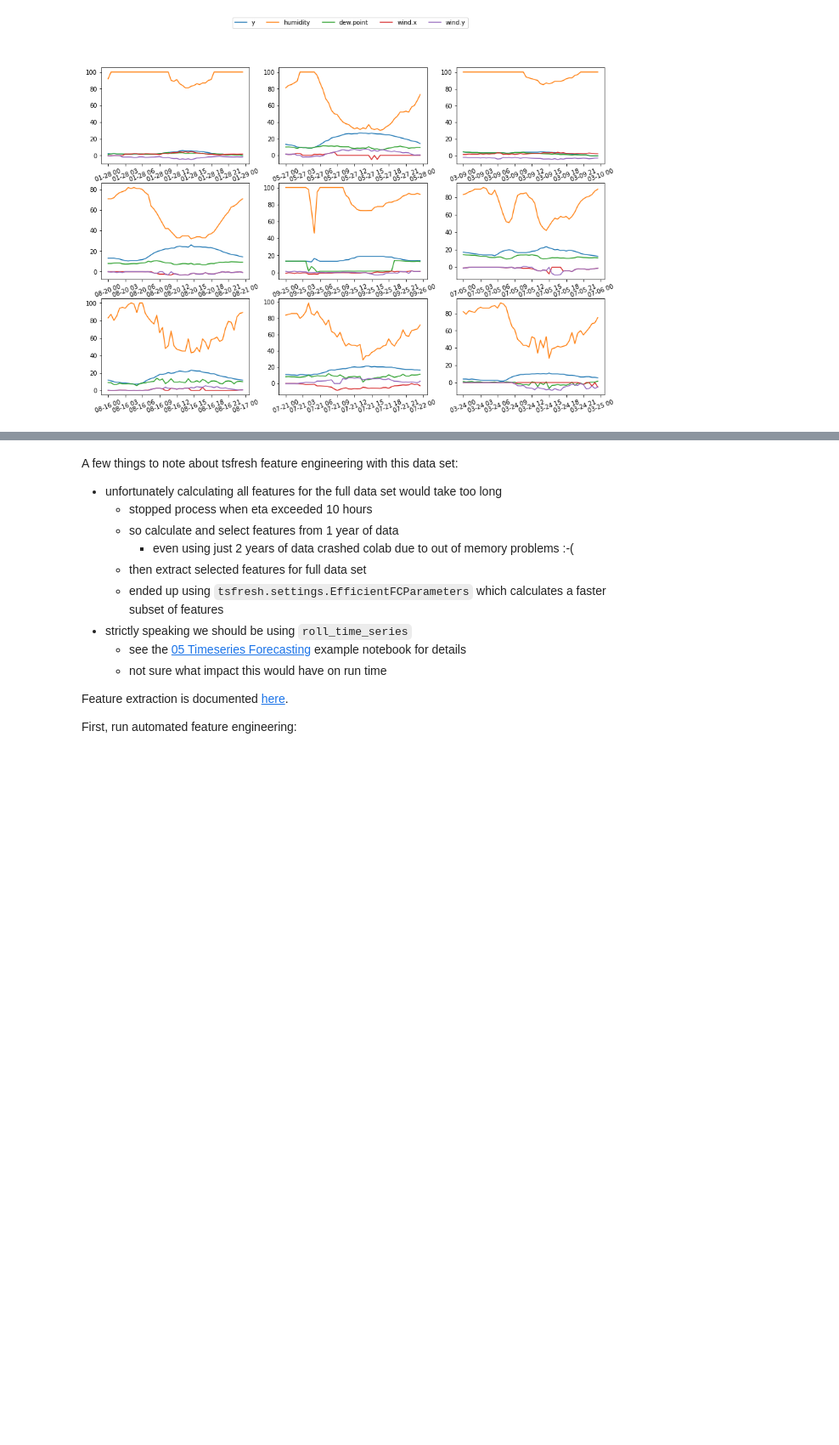
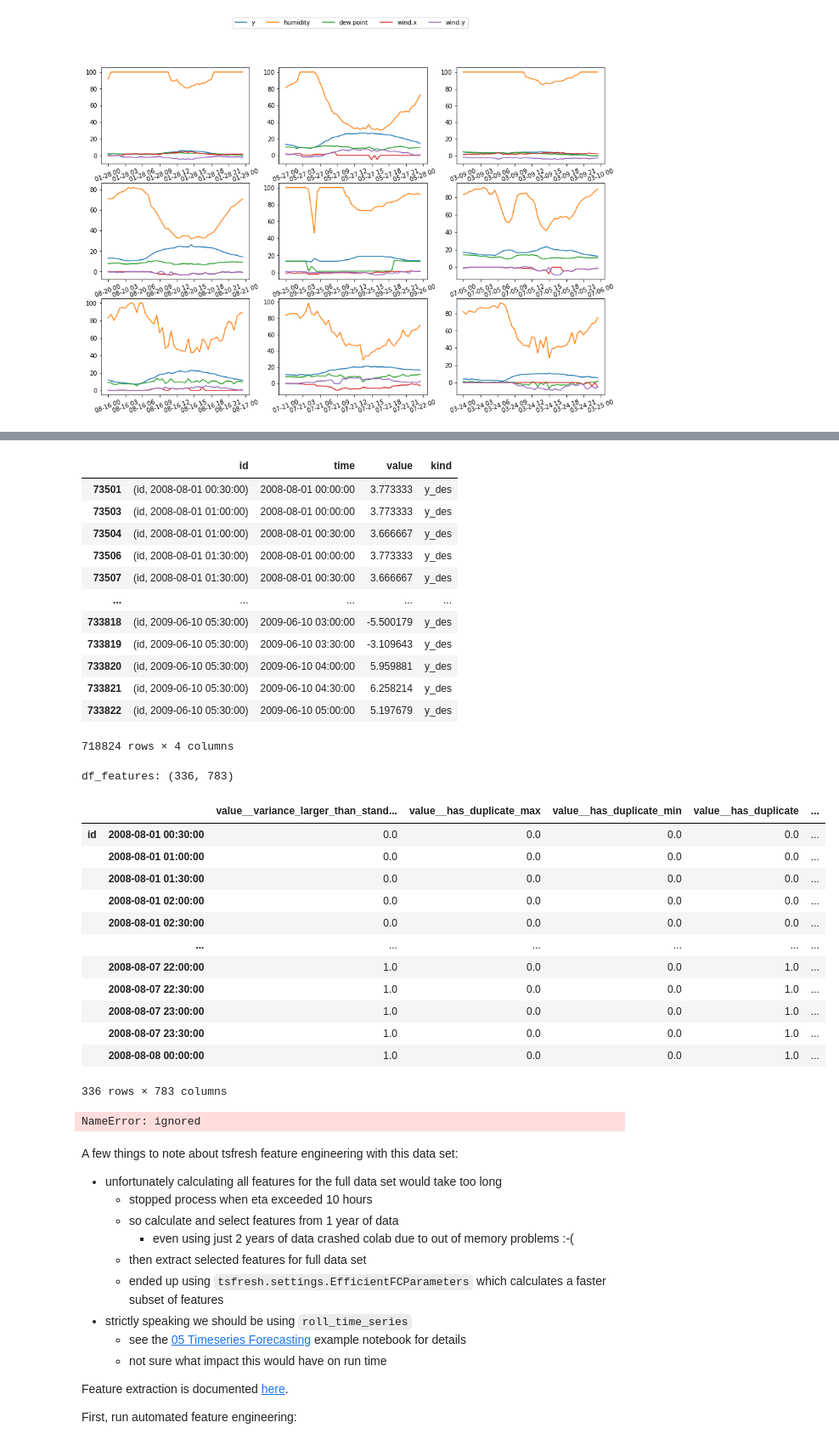
Before and after one commit to makeyourownmaker/CambridgeTemperatureNotebooks, a Jupyter notebook: notebooks/tsfresh_feature_engineering.ipynb, the cells around one changed output, grey strips where cells are left out. Shown at 85% size. Cells and saved outputs as stored; diff of their text form; code cells hidden in the pictures; blank space fills up the shorter version.

```diff
--- a/notebooks/tsfresh_feature_engineering.ipynb
+++ b/notebooks/tsfresh_feature_engineering.ipynb
@@ -336,0 +370,52 @@ ERROR:numba.cuda.cudadrv.driver:Call to cuInit results in CUDA_ERROR_NO_DEVICE
+# %%
+df.dropna(inplace=True)
+# df.loc[:, 'id'] = range(1, len(df) + 1)
+df.loc[:, 'id'] = 'fubar'
+df.loc[:, 'datestamp'] = df['ds']
+
+settings_efficient = settings.EfficientFCParameters()
+
+# n =  1000     #  1:19
+# n = 10000     # 16 mins
+# n = 365 * 48  # 22 mins but crashed at end of run :-(
+n = 15000       # 20 mins
+cols = ['id', 'datestamp', 'y_des', 'humidity', 'pressure', 'dew.point', 'wind.x', 'wind.y']
+#print(df.loc[:, cols].head())
+
+X, y = make_forecasting_frame(df['y_des'].head(n),
+                              kind = 'y_des',
+                              rolling_direction = 1,
+                              max_timeshift = 48)
+print("X:", X.shape, sep='\n')
+display(X)
+
+
+df_features = extract_features(X.head(n),
+                               column_id       = "id",
+                               column_sort     = "time",
+                               column_value    = "value",
+                               impute_function = impute,
+                               default_fc_parameters = settings_efficient)
+print("df_features:", df_features.shape)
+display(df_features)
+stop()
+
+
+df_rolled = roll_time_series(df.loc[:, cols].head(n),
+                             column_id     = 'id',
+                             column_sort   = 'datestamp',
+                             max_timeshift = 98,
+                             min_timeshift = 48)
+
+print("df_rolled:", df_rolled.shape, sep='\n')
+display(df_rolled)
+stop()
+
+df_features = extract_features(df.loc[:, cols].head(n),
+                               column_id       = "id",
+                               column_sort     = "datestamp",
+                               impute_function = impute,
+                               default_fc_parameters = settings_efficient)
+
+print("df_features:", df_features.shape)
+# %% [output]
@@ -337,3 +424,31 @@ ERROR:numba.cuda.cudadrv.driver:Call to cuInit results in CUDA_ERROR_NO_DEVICE
+|  | id | time | value | kind |
+| 73501 | (id, 2008-08-01 00:30:00) | 2008-08-01 00:00:00 | 3.773333 | y_des |
+| 73503 | (id, 2008-08-01 01:00:00) | 2008-08-01 00:00:00 | 3.773333 | y_des |
+| 73504 | (id, 2008-08-01 01:00:00) | 2008-08-01 00:30:00 | 3.666667 | y_des |
+| 73506 | (id, 2008-08-01 01:30:00) | 2008-08-01 00:00:00 | 3.773333 | y_des |
+| 73507 | (id, 2008-08-01 01:30:00) | 2008-08-01 00:30:00 | 3.666667 | y_des |
+| ... | ... | ... | ... | ... |
+| 733818 | (id, 2009-06-10 05:30:00) | 2009-06-10 03:00:00 | -5.500179 | y_des |
+| 733819 | (id, 2009-06-10 05:30:00) | 2009-06-10 03:30:00 | -3.109643 | y_des |
+| 733820 | (id, 2009-06-10 05:30:00) | 2009-06-10 04:00:00 | 5.959881 | y_des |
+| 733821 | (id, 2009-06-10 05:30:00) | 2009-06-10 04:30:00 | 6.258214 | y_des |
+| 733822 | (id, 2009-06-10 05:30:00) | 2009-06-10 05:00:00 | 5.197679 | y_des |
+718824 rows × 4 columns
+df_features: (336, 783)
+|  |  | value__variance_larger_than_stand... | value__has_duplicate_max | value__has_duplicate_min | value__has_duplicate | ... |
+| id | 2008-08-01 00:30:00 | 0.0 | 0.0 | 0.0 | 0.0 | ... |
+|  | 2008-08-01 01:00:00 | 0.0 | 0.0 | 0.0 | 0.0 | ... |
+|  | 2008-08-01 01:30:00 | 0.0 | 0.0 | 0.0 | 0.0 | ... |
+|  | 2008-08-01 02:00:00 | 0.0 | 0.0 | 0.0 | 0.0 | ... |
+|  | 2008-08-01 02:30:00 | 0.0 | 0.0 | 0.0 | 0.0 | ... |
+|  | ... | ... | ... | ... | ... | ... |
+|  | 2008-08-07 22:00:00 | 1.0 | 0.0 | 0.0 | 1.0 | ... |
+|  | 2008-08-07 22:30:00 | 1.0 | 0.0 | 0.0 | 1.0 | ... |
+|  | 2008-08-07 23:00:00 | 1.0 | 0.0 | 0.0 | 1.0 | ... |
+|  | 2008-08-07 23:30:00 | 1.0 | 0.0 | 0.0 | 1.0 | ... |
+|  | 2008-08-08 00:00:00 | 1.0 | 0.0 | 0.0 | 1.0 | ... |
+336 rows × 783 columns
+NameError: ignored
 # %% [markdown]
 A few things to note about tsfresh feature engineering with this data set:
   * unfortunately calculating all features for the full data set would take too long
```
Also changed, not shown: parts of 7 cells of this notebook.
